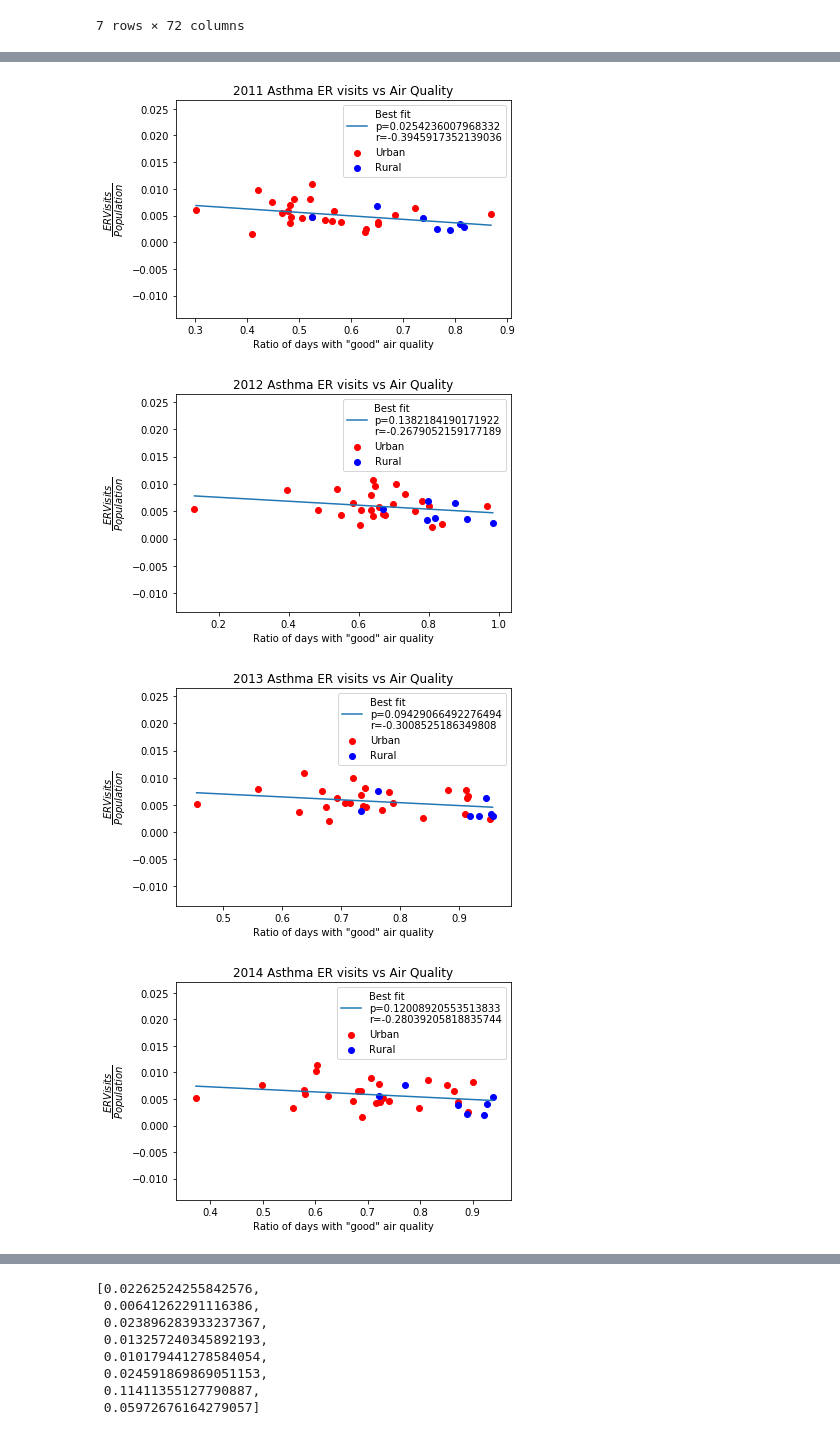
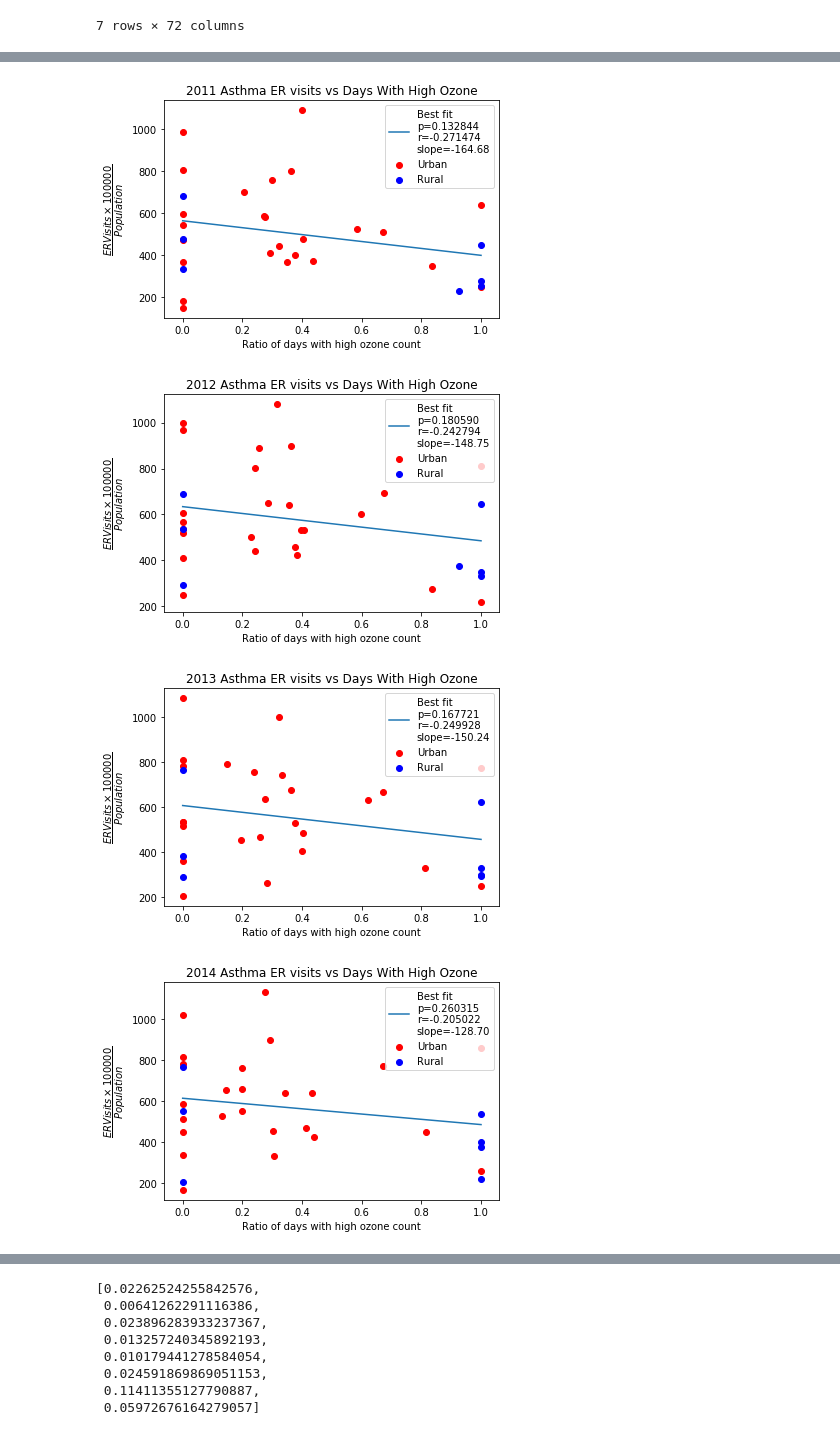
Before and after one commit to ghteds/healthproject, a Jupyter notebook: Code/jmplayingwithdata.ipynb, the cells around one changed output, grey strips where cells are left out. Drawn from its saved outputs; the diff is of its cells as text; code cells hidden in the pictures.

```diff
--- a/Code/jmplayingwithdata.ipynb
+++ b/Code/jmplayingwithdata.ipynb
@@ -300,0 +258,14 @@ m,b,r,p
+# %%
+for i in np.arange(1,8):
+    plt.figure()
+    plt.scatter(mergeddf[f'Days PM2.5 ({2009+i})'].loc[urbancountylist]/mergeddf.loc[urbancountylist][f'Total Days ({2009+i})'],mergeddf.loc[urbancountylist][f'{2009+i} pcnt']*100000, c='r')
+    plt.scatter(mergeddf[f'Days PM2.5 ({2009+i})'].loc[ruralcountylist]/mergeddf.loc[ruralcountylist][f'Total Days ({2009+i})'],mergeddf.loc[ruralcountylist][f'{2009+i} pcnt']*100000, c='b')
+    plt.title(f'{2009+i} Asthma ER visits vs Days With High PM2.5')
+    m,b,r,p,_ = stats.linregress(mergeddf[f'Days PM2.5 ({2009+i})'].loc[np.isnan(mergeddf[f'Days PM2.5 ({2009+i})']) == False] /mergeddf[f'Total Days ({2009+i})'].loc[np.isnan(mergeddf[f'Days PM2.5 ({2009+i})']) == False],mergeddf[f'{2009+i} pcnt'].loc[np.isnan(mergeddf[f'Days PM2.5 ({2009+i})']) == False]*100000)
+    xmin, xmax = min(mergeddf[f'Days PM2.5 ({2009+i})']/mergeddf[f'Total Days ({2009+i})']), max(mergeddf[f'Days PM2.5 ({2009+i})']/mergeddf[f'Total Days ({2009+i})'])
+    plt.plot([xmin,xmax],[xmin*m + b, xmax*m+b])
+    plt.legend([f'Best fit\np={p:1.6f}\nr={r:1.6f}\nslope={m:.2f}','Urban','Rural'])
+    plt.xlabel('Ratio of days with high partical matter count')
+    plt.ylabel(r'$\dfrac{ER Visits \times 100000}{Population}$')
+    plt.savefig(f'../Images/dayspm25_vs_ervisits_{2009+i}.png')
+    plt.show()
@@ -301,15 +280,15 @@ m,b,r,p
 # %%
-
 for i in np.arange(1,8):
     plt.figure()
-    plt.scatter(mergeddf[f'Good Days ({2009+i})'].loc[urbancountylist]/mergeddf.loc[urbancountylist][f'Total Days ({2009+i})'],mergeddf.loc[urbancountylist][f'{2009+i} pcnt'], c='r')
-    plt.scatter(mergeddf[f'Good Days ({2009+i})'].loc[ruralcountylist]/mergeddf.loc[ruralcountylist][f'Total Days ({2009+i})'],mergeddf.loc[ruralcountylist][f'{2009+i} pcnt'], c='b')
-    plt.title(f'{2009+i} Asthma ER visits vs Air Quality')
-    m,b,r,p,_ = stats.linregress(mergeddf[f'Good Days ({2009+i})'].loc[np.isnan(mergeddf[f'Good Days ({2009+i})']) == False] /mergeddf[f'Total Days ({2009+i})'].loc[np.isnan(mergeddf[f'Good Days ({2009+i})']) == False],mergeddf[f'{2009+i} pcnt'].loc[np.isnan(mergeddf[f'Good Days ({2009+i})']) == False])
-    xmin, xmax = min(mergeddf[f'Good Days ({2009+i})']/mergeddf[f'Total Days ({2009+i})']), max(mergeddf[f'Good Days ({2009+i})']/mergeddf[f'Total Days ({2009+i})'])
+    plt.scatter(mergeddf[f'Days Ozone ({2009+i})'].loc[urbancountylist]/mergeddf.loc[urbancountylist][f'Total Days ({2009+i})'],mergeddf.loc[urbancountylist][f'{2009+i} pcnt']*100000, c='r')
+    plt.scatter(mergeddf[f'Days Ozone ({2009+i})'].loc[ruralcountylist]/mergeddf.loc[ruralcountylist][f'Total Days ({2009+i})'],mergeddf.loc[ruralcountylist][f'{2009+i} pcnt']*100000, c='b')
+    plt.title(f'{2009+i} Asthma ER visits vs Days With High Ozone')
+    m,b,r,p,_ = stats.linregress(mergeddf[f'Days Ozone ({2009+i})'].loc[np.isnan(mergeddf[f'Days Ozone ({2009+i})']) == False] /mergeddf[f'Total Days ({2009+i})'].loc[np.isnan(mergeddf[f'Days Ozone ({2009+i})']) == False],mergeddf[f'{2009+i} pcnt'].loc[np.isnan(mergeddf[f'Days Ozone ({2009+i})']) == False]*100000)
+    xmin, xmax = min(mergeddf[f'Days Ozone ({2009+i})']/mergeddf[f'Total Days ({2009+i})']), max(mergeddf[f'Days Ozone ({2009+i})']/mergeddf[f'Total Days ({2009+i})'])
     plt.plot([xmin,xmax],[xmin*m + b, xmax*m+b])
-    plt.legend([f'Best fit\np={p}\nr={r}','Urban','Rural'])
-    plt.xlabel('Ratio of days with "good" air quality')
-    plt.ylabel(r'$\dfrac{ER Visits}{Population}$')
+    plt.legend([f'Best fit\np={p:1.6f}\nr={r:1.6f}\nslope={m:.2f}','Urban','Rural'])
+    plt.xlabel('Ratio of days with high ozone count')
+    plt.ylabel(r'$\dfrac{ER Visits \times 100000}{Population}$')
+    plt.savefig(f'../Images/ozone_vs_ervisits_{2009+i}.png')
     plt.show()
 # %% [output]
@@ -317,4 +296,4 @@ for i in np.arange(1,8):
-[figure, old version]
+[figure, new version]
-[figure, old version]
+[figure, new version]
-[figure, old version]
+[figure, new version]
-[figure, old version]
+[figure, new version]
```
Also changed, not shown: parts of 18 cells of this notebook, 21 other files.
